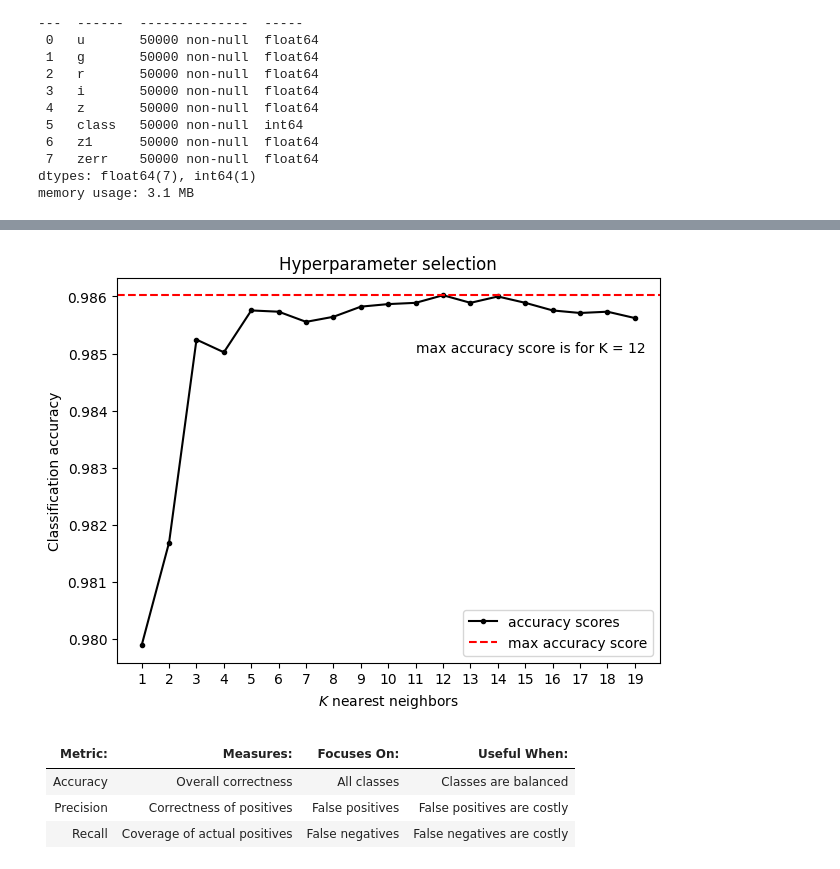
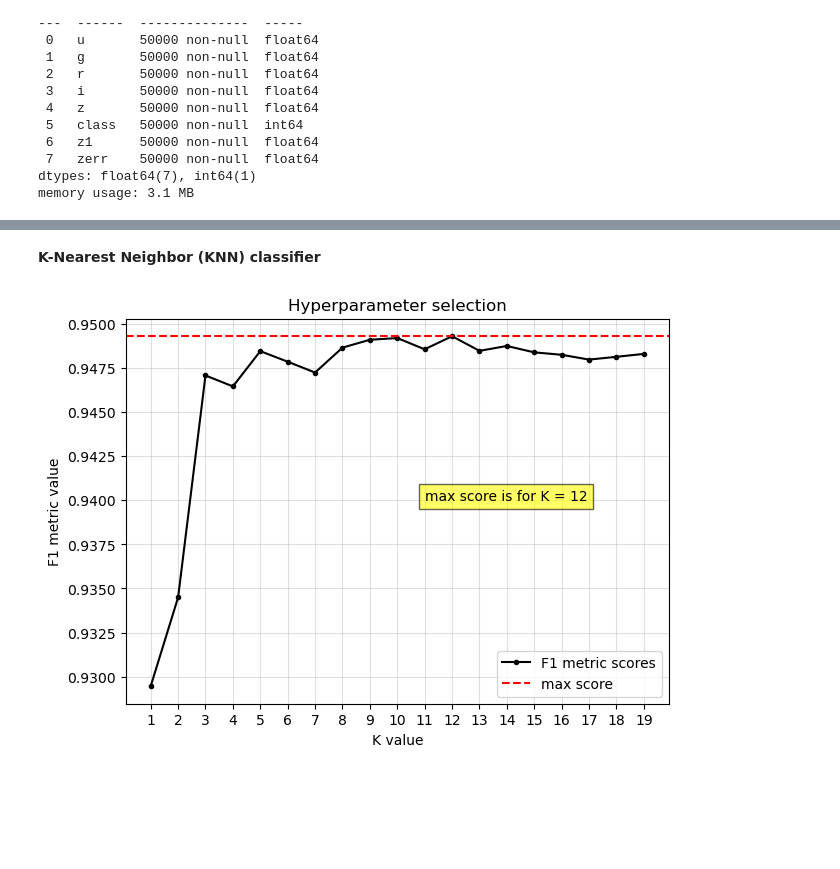
Before and after one commit to EmanuelaMenditto/astrostatistics_bicocca_2025, a Jupyter notebook: working/L19_GALorQSO.ipynb, the cells around one changed output, grey strips where cells are left out. Cells and saved outputs as stored; diff of their text form; code cells hidden in the pictures; blank space fills up the shorter version.

Commit message:
Added refined version of L19 GALorQSO classification notebook

```diff
--- a/working/L19_GALorQSO.ipynb
+++ b/working/L19_GALorQSO.ipynb
@@ -40,0 +32,2 @@ table_gal_qso
+# %%
+table_gal_qso = pd.read_csv("data_files/galaxyquasar.csv")
@@ -88,7 +93,7 @@ x2 = np.array(table_gal_qso["g"])-np.array(table_gal_qso["r"])
 x3 = np.array(table_gal_qso["r"])-np.array(table_gal_qso["i"])
 x4 = np.array(table_gal_qso["i"])-np.array(table_gal_qso["z"])
 y = np.array(table_gal_qso["class"])
-#X = np.array([x1]).T
-#X = np.array([x1, x2]).T
-#X = np.array([x1, x2, x3]).T
-X = np.array([x1, x2, x3, x4]).T
+X_1c = np.array([x1]).T
+X_2c = np.array([x1, x2]).T
+X_3c = np.array([x1, x2, x3]).T
+X_4c = np.array([x1, x2, x3, x4]).T
@@ -95,6 +262,6 @@ X = np.array([x1, x2, x3, x4]).T
 # %%
 # Split the dataset in tranining + test dataset
-X_CV, X_test, y_CV, y_test, CV_idx, test_idx = train_test_split(X, y, range(len(X)), test_size=0.1, random_state=42)
+X_CV, X_test, y_CV, y_test, CV_idx, test_idx = train_test_split(X_4c, y, range(len(X_4c)), test_size=0.15, random_state=42)
 # %%
 print(X_CV.shape)
 print(X_test.shape)
@@ -115,32 +271,29 @@ plt.close()
+# %% [markdown]
+**K-Nearest Neighbor (KNN) classifier**
 # %%
 # Use cross validation to tune hyperparameters such as the number of neighbors K
 scores = []
-Kvals = np.arange(1,20)
+Kvals = np.arange(1, 20)
 for K in Kvals:
     clf = KNeighborsClassifier(n_neighbors=K)
     CVpredK = cross_val_predict(clf, X_CV, y_CV)
-    scores.append(accuracy_score(y_CV, CVpredK))
+    scores.append(f1_score(y_CV, CVpredK)) # do not use accuracy since classes are unbalanced (QSOs are rare)
 # %%
 # Plot number of neighbors vs score
 fig = plt.figure(figsize=(7, 5))
-u = np.arange(len(scores))+1
-plt.plot(u, scores, ".-k", label="accuracy scores")
-plt.xticks(u)
-plt.xlabel('$K$ nearest neighbors')
-plt.ylabel('Classification accuracy')
+plt.plot(Kvals, scores, ".-k", label="F1 metric scores")
+plt.xticks(Kvals)
+plt.xlabel('K value')
+plt.ylabel('F1 metric value')
 plt.title('Hyperparameter selection')
-plt.text(11, scores[np.argmax(scores)]-0.001, "max accuracy score is for K = {:d}".format(Kvals[np.argmax(scores)]))
-plt.axhline(y=scores[np.argmax(scores)], color='r', linestyle='--', label="max accuracy score")
+plt.text(11, 0.94, "max score is for K = {:d}".format(Kvals[np.argmax(scores)]),
+         bbox=dict(facecolor='yellow', alpha=0.6, edgecolor='black'))
+plt.axhline(y=scores[np.argmax(scores)], color='r', linestyle='--', label="max score")
 plt.legend()
+plt.grid(alpha=0.4)
 plt.show()
 # %% [output]
-[figure, old version]
+[figure, new version]
-# %% [markdown]
-Metric:        | Measures:                    | Focuses On:             | Useful When:
----------------|------------------------------|-------------------------|-----------------------------------------
-Accuracy       | Overall correctness          | All classes             | Classes are balanced
-Precision      | Correctness of positives     | False positives         | False positives are costly
-Recall         | Coverage of actual positives | False negatives         | False negatives are costly
 # %%
 tuned_K = Kvals[np.argmax(scores)]
 # Final KNeighborsClassifier fit with tuned hyperparameter K
```
Also changed, not shown: parts of 36 cells of this notebook.
